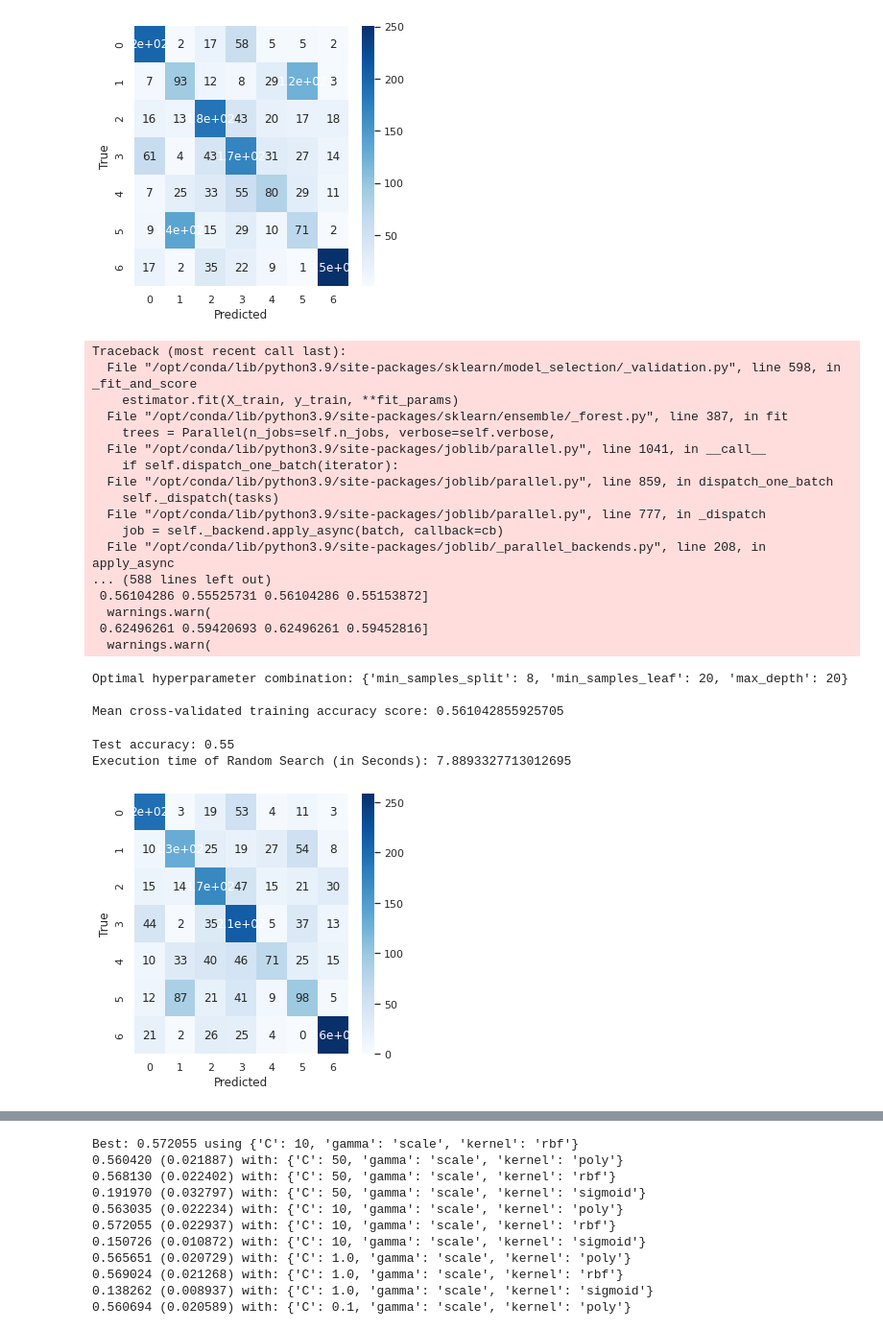
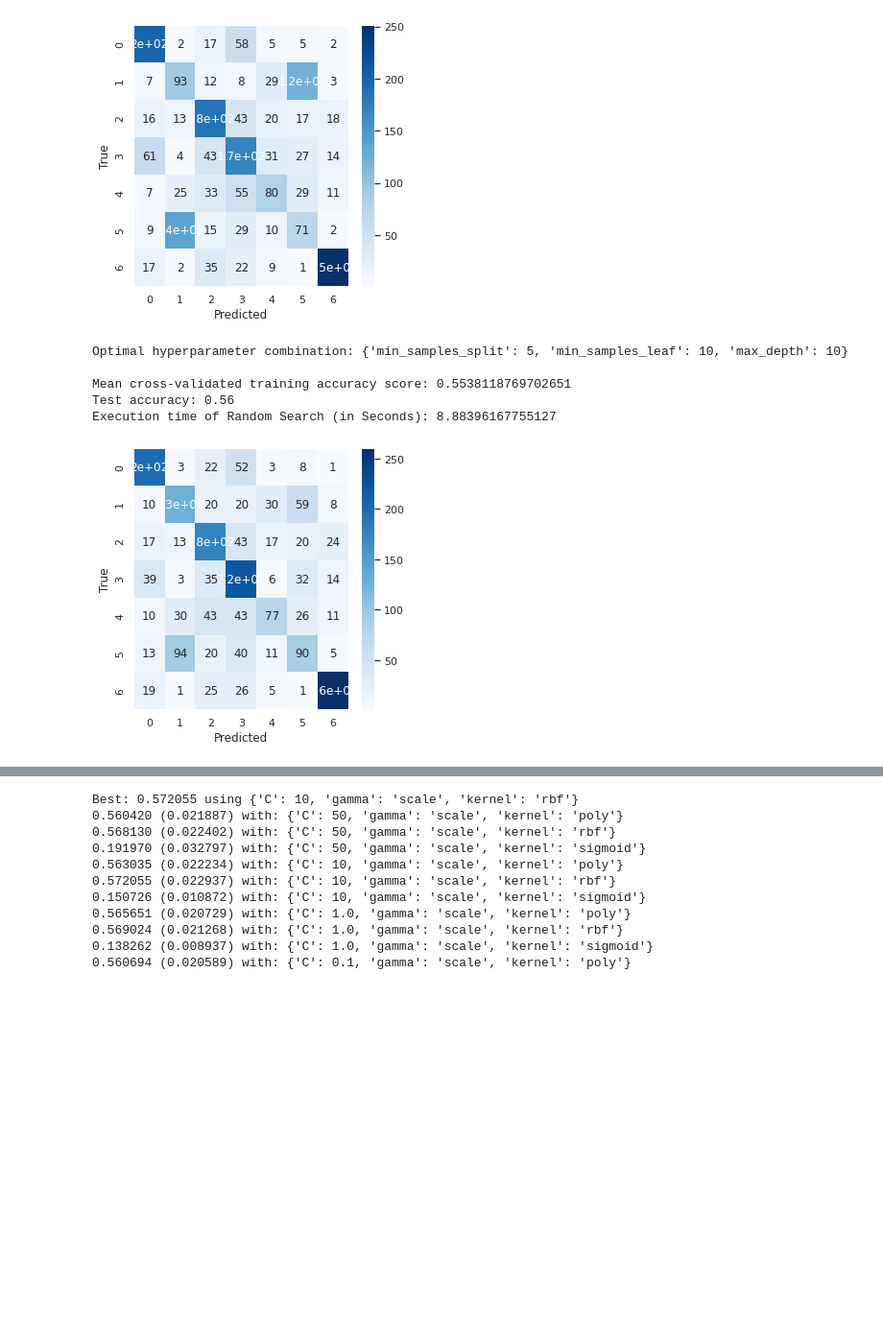
Before and after one commit to COGS118A/Group020-Sp22, a Jupyter notebook: TempFinalProject.ipynb, the cells around one changed output, grey strips where cells are left out. Shown at 96% size. Saved outputs shown, nothing was run; the diff lists cells and outputs as text; code cells hidden in the pictures; blank space fills up the shorter version.

Commit message:
Update TempFinalProject.ipynb
fixed errors and warnings

```diff
--- a/TempFinalProject.ipynb
+++ b/TempFinalProject.ipynb
@@ -693,7 +653,7 @@ X_train, X_test, y_train, y_test = train_test_split(X, y, test_size=0.30,
 
 
 dtclf = RandomForestClassifier(random_state = 0)
-dtclf.fit(X_train, y_train)
+dtclf.fit(X_train, y_train.values.ravel())
 y_pred = dtclf.predict(X_test) # Predictions
 y_true = y_test # True values
 
@@ -725,59 +685,42 @@ from sklearn.model_selection import RandomizedSearchCV
 start = time.time()
 
 # Defining 3-dimensional hyperparameter space as a Python dictionary
 hyperparameter_space = {'max_depth':[2,3,4,6,8,10,12,15,20],
                         'min_samples_leaf':[1,2,4,6,8,10,20,30],
-                        'min_samples_split':[1,2,3,4,5,6,8,10]}
+                        'min_samples_split':[2,3,4,5,6,8,10]}
 
 
 rs = RandomizedSearchCV(dtclf, param_distributions=hyperparameter_space,
                         n_iter=10, scoring="accuracy", random_state=0,
                         n_jobs=-1, cv=10, return_train_score=True)
 
-rs.fit(X_train, y_train)
+rs.fit(X_train, y_train.values.ravel())
 print("Optimal hyperparameter combination:", rs.best_params_)
 print()
 print("Mean cross-validated training accuracy score:",
       rs.best_score_)
-rs.best_estimator_.fit(X_train, y_train)
+rs.best_estimator_.fit(X_train, y_train.values.ravel())
 y_pred = rs.best_estimator_.predict(X_test) # Predictions
 y_true = y_test # True values
 
 print("Test accuracy:", np.round(accuracy_score(y_true, y_pred), 2))
 cf_matrix = confusion_matrix(y_true, y_pred)
 
 sns.heatmap(cf_matrix, annot=True, cmap='Blues')
 plt.xlabel('Predicted')
 plt.ylabel('True')
 
 end = time.time()
 diff = end - start
 print('Execution time of Random Search (in Seconds):', diff)
 print()
 # %% [output]
-Traceback (most recent call last):
-  File "/opt/conda/lib/python3.9/site-packages/sklearn/model_selection/_validation.py", line 598, in _fit_and_score
-    estimator.fit(X_train, y_train, **fit_params)
-  File "/opt/conda/lib/python3.9/site-packages/sklearn/ensemble/_forest.py", line 387, in fit
-    trees = Parallel(n_jobs=self.n_jobs, verbose=self.verbose,
-  File "/opt/conda/lib/python3.9/site-packages/joblib/parallel.py", line 1041, in __call__
-    if self.dispatch_one_batch(iterator):
-  File "/opt/conda/lib/python3.9/site-packages/joblib/parallel.py", line 859, in dispatch_one_batch
-    self._dispatch(tasks)
-  File "/opt/conda/lib/python3.9/site-packages/joblib/parallel.py", line 777, in _dispatch
-    job = self._backend.apply_async(batch, callback=cb)
-  File "/opt/conda/lib/python3.9/site-packages/joblib/_parallel_backends.py", line 208, in apply_async
-... (588 lines left out)
- 0.56104286 0.55525731 0.56104286 0.55153872]
-  warnings.warn(
- 0.62496261 0.59420693 0.62496261 0.59452816]
-  warnings.warn(
+Optimal hyperparameter combination: {'min_samples_split': 5, 'min_samples_leaf': 10, 'max_depth': 10}
+
+Mean cross-validated training accuracy score: 0.5538118769702651
+Test accuracy: 0.56
+Execution time of Random Search (in Seconds): 8.88396167755127
-Optimal hyperparameter combination: {'min_samples_split': 8, 'min_samples_leaf': 20, 'max_depth': 20}
-
-Mean cross-validated training accuracy score: 0.561042855925705
-Test accuracy: 0.55
-Execution time of Random Search (in Seconds): 7.8893327713012695
-[figure, old version]
+[figure, new version]
 # %%
 #grid searching key hyperparameters for RandomForestClassifier
 from sklearn.model_selection import RepeatedStratifiedKFold
```
Also changed, not shown: parts of 13 cells of this notebook.
